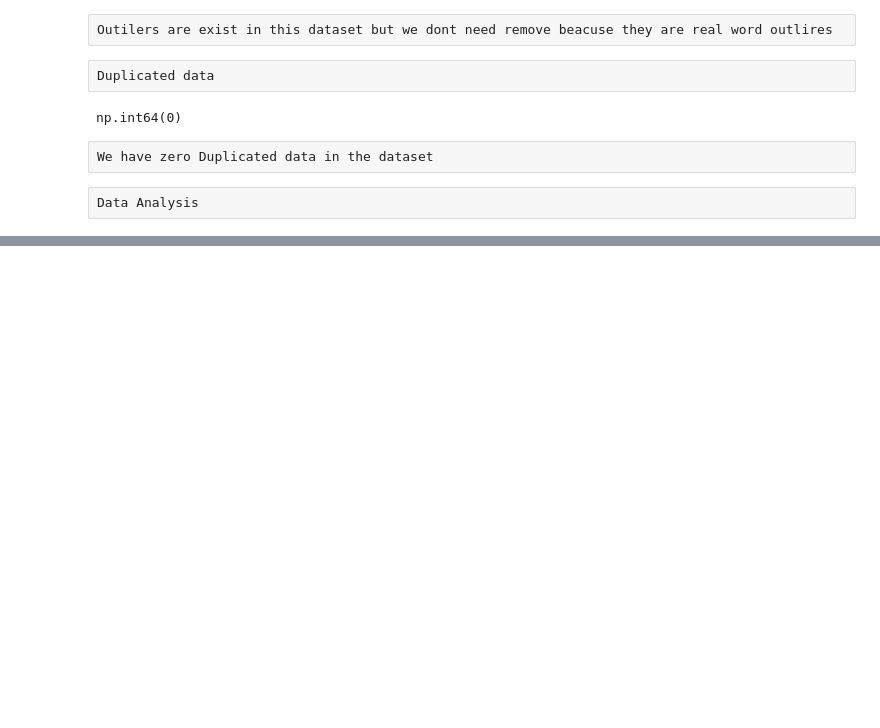
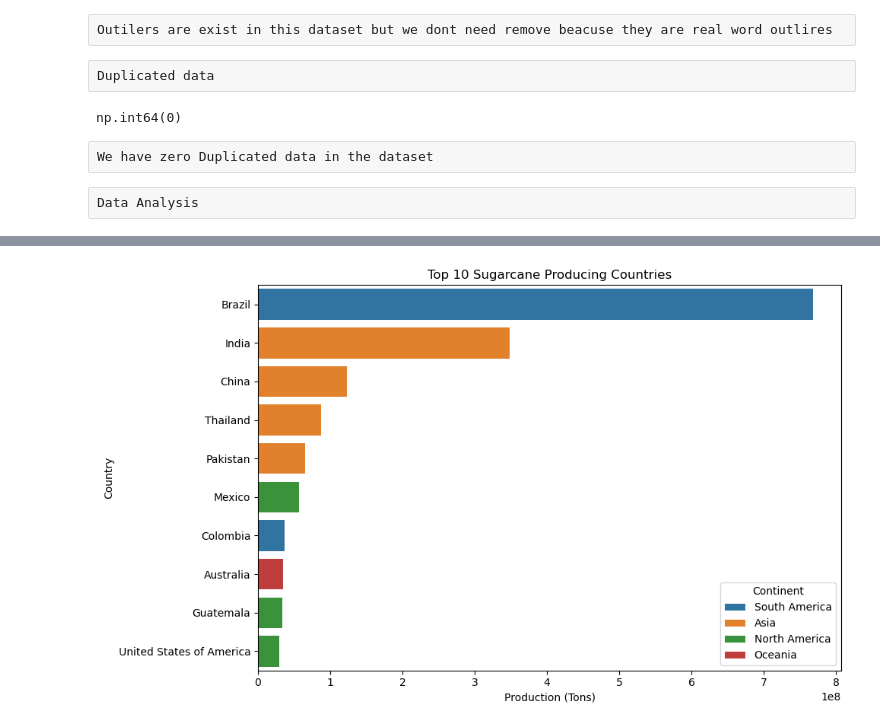
Before and after one commit to vinayakmishra4/Project-Sugarcane-Production, a Jupyter notebook: Sugarcaneproductoion.ipynb, the cells around one changed output, grey strips where cells are left out. Saved outputs shown, nothing was run; the diff lists cells and outputs as text; code cells hidden in the pictures; blank space fills up the shorter version.

```diff
--- a/Sugarcaneproductoion.ipynb
+++ b/Sugarcaneproductoion.ipynb
@@ -152,0 +210,16 @@ Data Analysis
+# %%
+top10 = df.sort_values("Production (Tons)", ascending=False).head(10)
+
+pt.figure(figsize=(10,6))
+sns.barplot(data=top10,
+            x="Production (Tons)",
+            y="Country",
+            hue="Continent")
+
+pt.title("Top 10 Sugarcane Producing Countries")
+pt.xlabel("Production (Tons)")
+pt.ylabel("Country")
+pt.tight_layout()
+pt.show()
+# %% [output]
+[figure, added]
```
Also changed, not shown: parts of 12 cells of this notebook.
